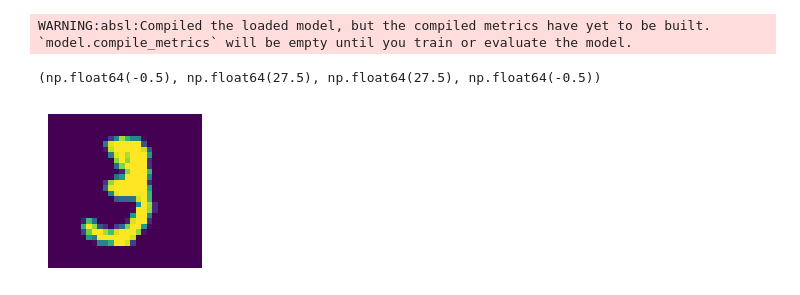
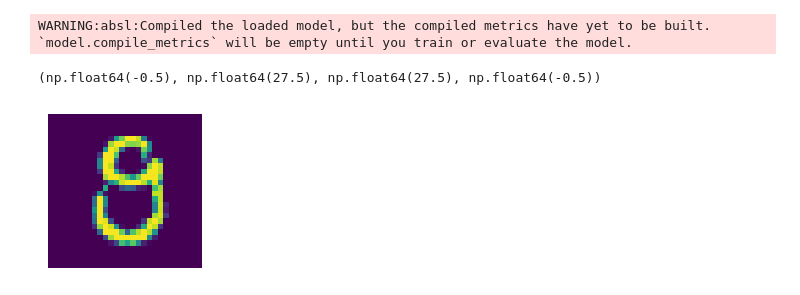
Before and after one commit to Seetharamanrs/Handwriting-Recognition, a Jupyter notebook: Notebook/Notebook.ipynb, the cells around one changed output. Cells and saved outputs as stored; diff of their text form; code cells hidden in the pictures.

```diff
--- a/Notebook/Notebook.ipynb
+++ b/Notebook/Notebook.ipynb
@@ -377,14 +377,14 @@ cnn_model=load_model('cnn_model.h5')
 # %% [output]
 WARNING:absl:Compiled the loaded model, but the compiled metrics have yet to be built. `model.compile_metrics` will be empty until you train or evaluate the model.
 # %%
-img_1=cv2.imread(r'D:\my_git\Handwriting-Recognition\Data\test data\001.png')
+img_1=cv2.imread(r'D:\my_git\Handwriting-Recognition\Data\test data\008.png')
 img_gray=cv2.cvtColor(img_1,cv2.COLOR_BGR2GRAY)
 plt.figure(figsize=(2,2))
 plt.imshow(img_gray)
 plt.axis('off')
 # %% [output]
 (np.float64(-0.5), np.float64(27.5), np.float64(27.5), np.float64(-0.5))
-[figure, old version]
+[figure, new version]
 # %%
 img_re=img_gray.reshape(1,28,28)
 # %%
```
Also changed, not shown: parts of 2 cells of this notebook.
